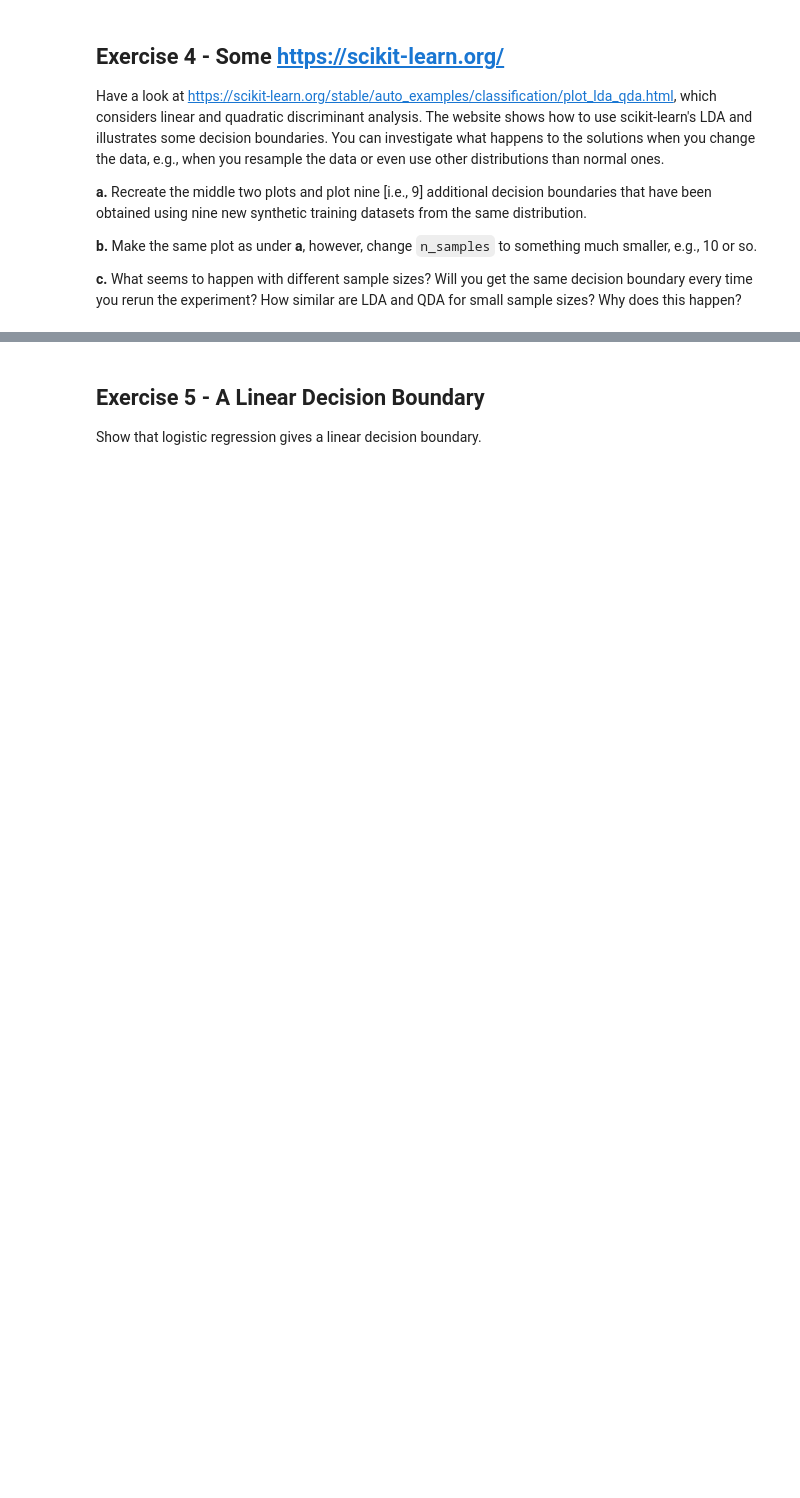
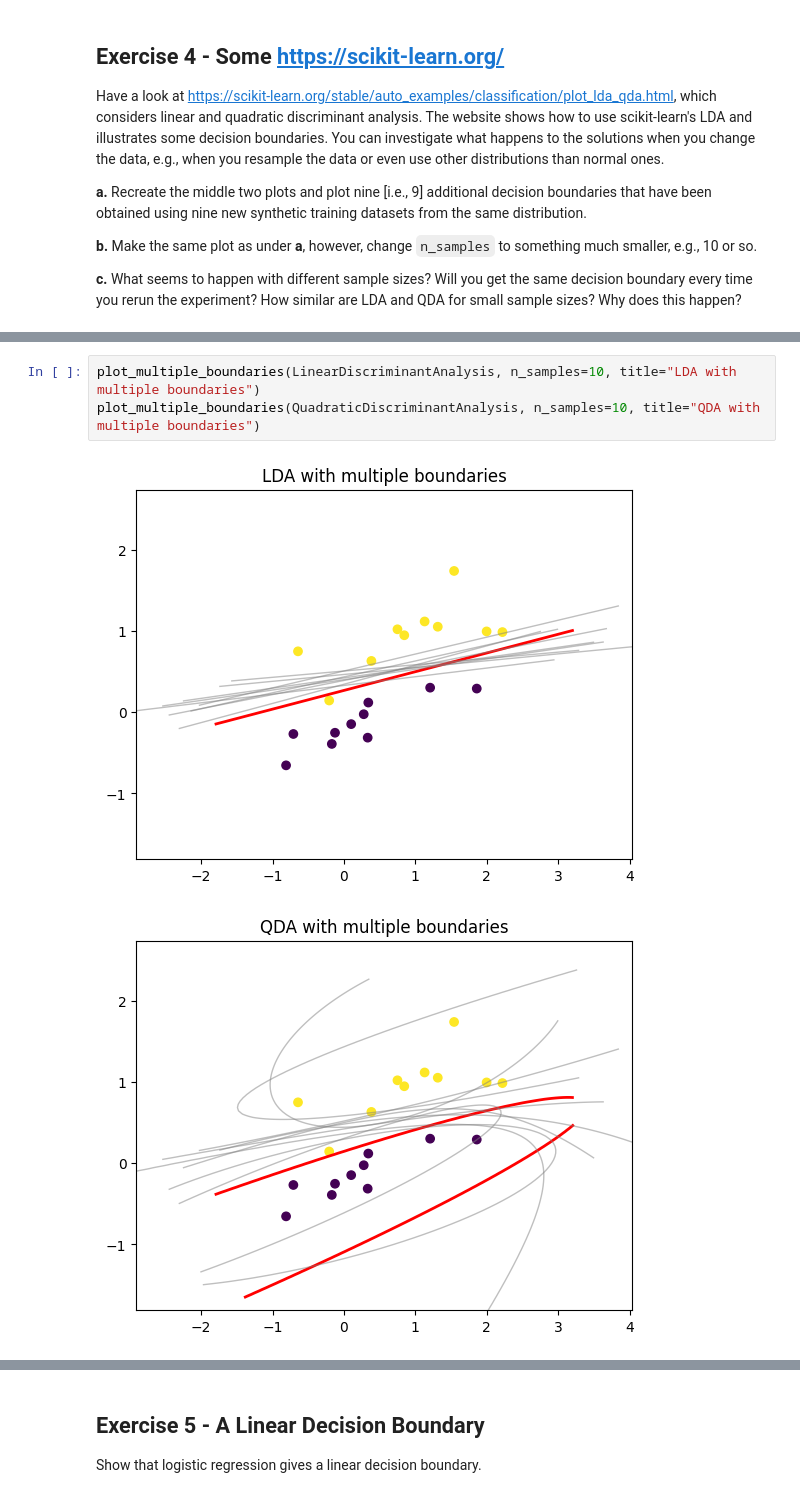
Before and after one commit to lanster42/Erasmus-Notes-25-26, a Jupyter notebook: Data mining and Machine learning/Assignment4/Assignment4_DMML_20250923.ipynb, the cells around one changed output, grey strips where cells are left out. Saved outputs shown, nothing was run; the diff lists cells and outputs as text; blank space fills up the shorter version.

```diff
--- a/Data mining and Machine learning/Assignment4/Assignment4_DMML_20250923.ipynb
+++ b/Data mining and Machine learning/Assignment4/Assignment4_DMML_20250923.ipynb
@@ -55,0 +195,6 @@ Have a look at https://scikit-learn.org/stable/auto_examples/classification/plot
+# %%
+plot_multiple_boundaries(LinearDiscriminantAnalysis, n_samples=10, title="LDA with multiple boundaries")
+plot_multiple_boundaries(QuadraticDiscriminantAnalysis, n_samples=10, title="QDA with multiple boundaries")
+# %% [output]
+[figure, added]
+[figure, added]
```
Also changed, not shown: parts of 15 cells of this notebook, 4 other files.
